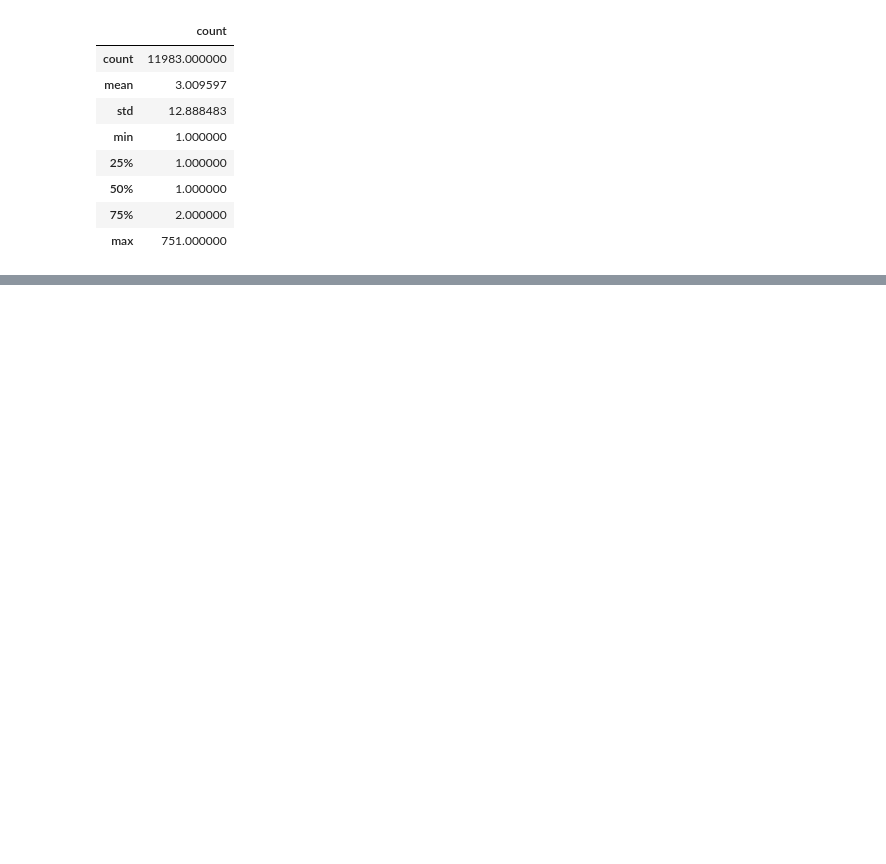
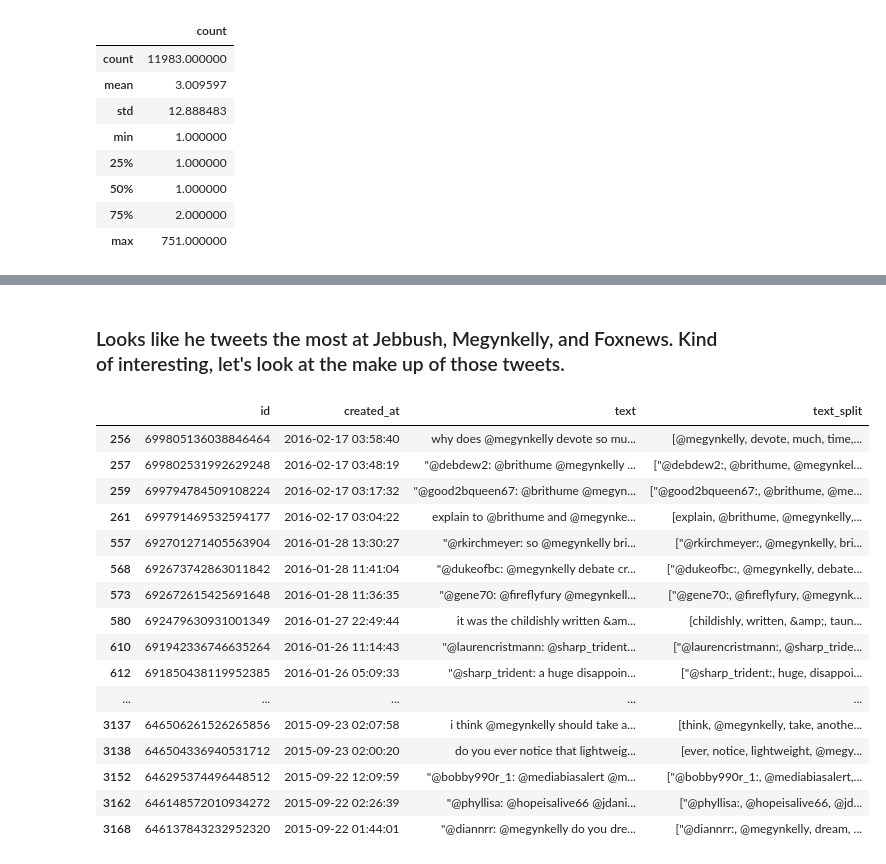
Before and after one commit to 0xSmick/trump_analysis, a Jupyter notebook: trump_analysis.ipynb, the cells around one changed output, grey strips where cells are left out. Saved outputs shown, nothing was run; the diff lists cells and outputs as text; code cells hidden in the pictures; blank space fills up the shorter version.

```diff
--- a/trump_analysis.ipynb
+++ b/trump_analysis.ipynb
@@ -35,6 +36,0 @@ df[df['text'].str.contains("@megynkelly")]
-# %%
-df['text'] = df['text'].map(lambda x: x.lower())
-
-#import stop words from tlk and setup as set
-#a lot faster as a set
-stop = set(stopwords.words('english'))
@@ -112,0 +171,22 @@ greater_mean[greater_mean['word'].isin(tweet_at)]
+# %% [markdown]
+### Looks like he tweets the most at Jebbush, Megynkelly, and Foxnews. Kind of interesting, let's look at the make up of those tweets.
+# %%
+df[df['text'].str.contains('megynkelly')]
+# %% [output]
+|  | id | created_at | text | text_split |
+| 256 | 699805136038846464 | 2016-02-17 03:58:40 | why does @megynkelly devote so mu... | [@megynkelly, devote, much, time,... |
+| 257 | 699802531992629248 | 2016-02-17 03:48:19 | "@debdew2: @brithume @megynkelly ... | ["@debdew2:, @brithume, @megynkel... |
+| 259 | 699794784509108224 | 2016-02-17 03:17:32 | "@good2bqueen67: @brithume @megyn... | ["@good2bqueen67:, @brithume, @me... |
+| 261 | 699791469532594177 | 2016-02-17 03:04:22 | explain to @brithume and @megynke... | [explain, @brithume, @megynkelly,... |
+| 557 | 692701271405563904 | 2016-01-28 13:30:27 | "@rkirchmeyer: so @megynkelly bri... | ["@rkirchmeyer:, @megynkelly, bri... |
+| 568 | 692673742863011842 | 2016-01-28 11:41:04 | "@dukeofbc: @megynkelly debate cr... | ["@dukeofbc:, @megynkelly, debate... |
+| 573 | 692672615425691648 | 2016-01-28 11:36:35 | "@gene70: @fireflyfury @megynkell... | ["@gene70:, @fireflyfury, @megynk... |
+| 580 | 692479630931001349 | 2016-01-27 22:49:44 | it was the childishly written &am... | [childishly, written, &amp;, taun... |
+| 610 | 691942336746635264 | 2016-01-26 11:14:43 | "@laurencristmann: @sharp_trident... | ["@laurencristmann:, @sharp_tride... |
+| 612 | 691850438119952385 | 2016-01-26 05:09:33 | "@sharp_trident: a huge disappoin... | ["@sharp_trident:, huge, disappoi... |
+| ... | ... | ... | ... | ... |
+| 3137 | 646506261526265856 | 2015-09-23 02:07:58 | i think @megynkelly should take a... | [think, @megynkelly, take, anothe... |
+| 3138 | 646504336940531712 | 2015-09-23 02:00:20 | do you ever notice that lightweig... | [ever, notice, lightweight, @megy... |
+| 3152 | 646295374496448512 | 2015-09-22 12:09:59 | "@bobby990r_1: @mediabiasalert @m... | ["@bobby990r_1:, @mediabiasalert,... |
+| 3162 | 646148572010934272 | 2015-09-22 02:26:39 | "@phyllisa: @hopeisalive66 @jdani... | ["@phyllisa:, @hopeisalive66, @jd... |
+| 3168 | 646137843232952320 | 2015-09-22 01:44:01 | "@diannrr: @megynkelly do you dre... | ["@diannrr:, @megynkelly, dream, ... |
```
Also changed, not shown: parts of 38 cells of this notebook, 1 other file.
